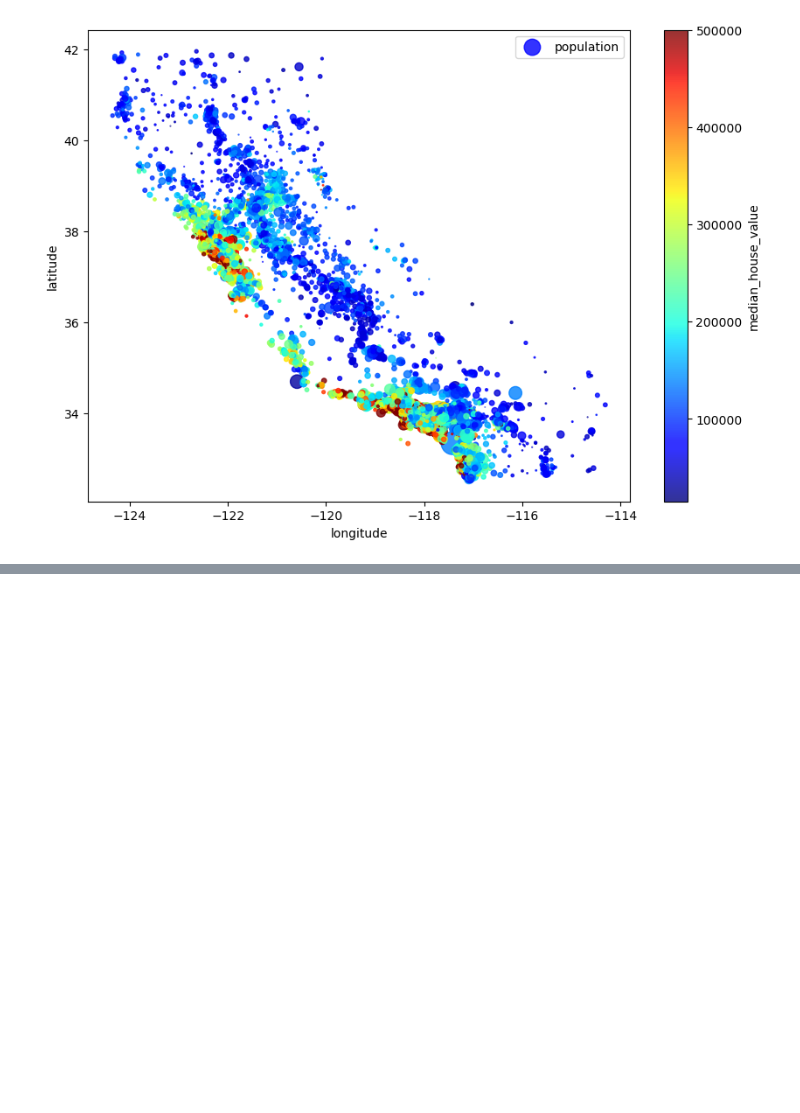
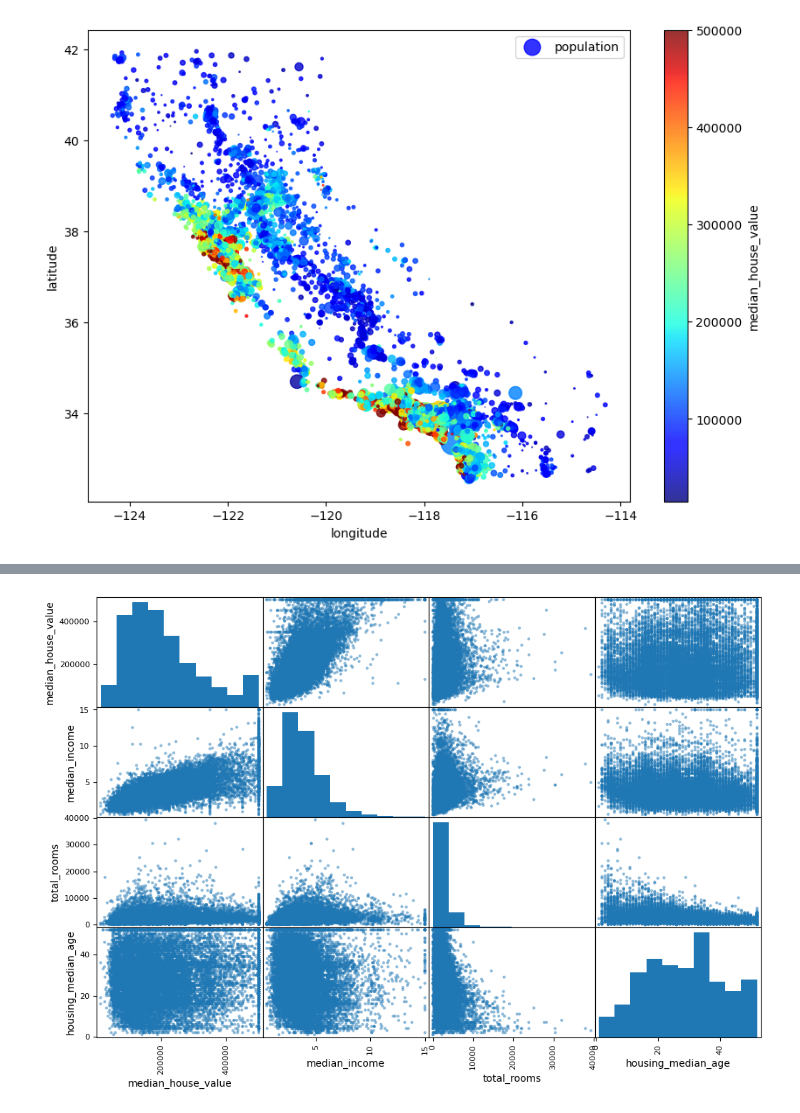
Before and after one commit to keshi-17/housing_price-dataset-Analysis, a Jupyter notebook: Housing.ipynb, the cells around one changed output, grey strips where cells are left out. Cells and saved outputs as stored; diff of their text form; code cells hidden in the pictures; blank space fills up the shorter version.

Commit message:
correlation between the attributes and filling the NaN values using SimpleImputer

```diff
--- a/Housing.ipynb
+++ b/Housing.ipynb
@@ -141,3 +141,6 @@ plt.legend()
 plt.savefig("housing_price_scatter");
 # %% [output]
 [figure]
+# %%
+housing['ocean_proximity'] = pd.to_numeric(housing['ocean_proximity'] , errors = 'coerce')   # converts the non numeric values into NaN values
+corr_matrix = housing.corr()
@@ -143,0 +161,9 @@ plt.savefig("housing_price_scatter");
+# %%
+from pandas.plotting import scatter_matrix
+
+attributes = ["median_house_value","median_income","total_rooms","housing_median_age"]
+
+scatter_matrix(housing[attributes] , figsize = (12,8));
+plt.savefig("The_correlation_between_attributes");
+# %% [output]
+[figure, added]
```
Also changed, not shown: parts of 8 cells of this notebook, 2 other files.
